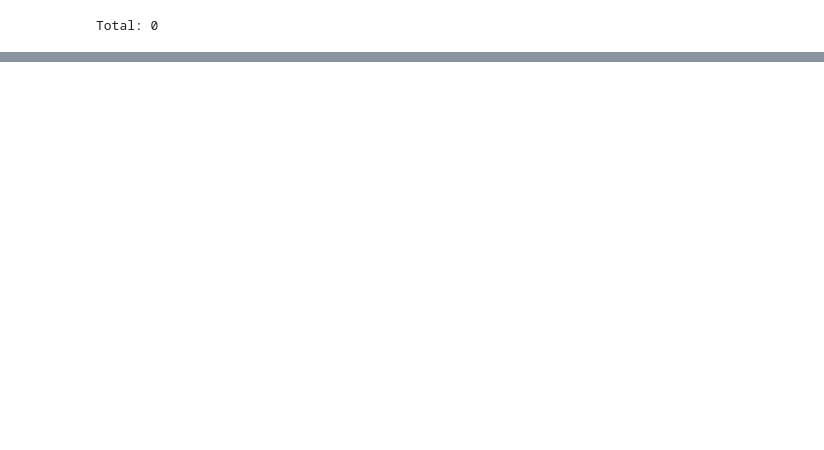
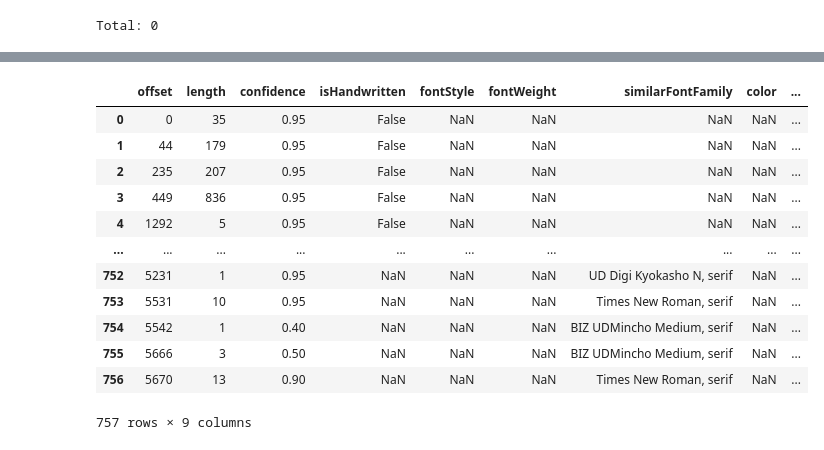
Before and after one commit to davidgodinez/exxonmobile, a Jupyter notebook: pipeline/easy_ocr.ipynb, the cells around one changed output, grey strips where cells are left out. Saved outputs shown, nothing was run; the diff lists cells and outputs as text; code cells hidden in the pictures; blank space fills up the shorter version.

```diff
--- a/pipeline/easy_ocr.ipynb
+++ b/pipeline/easy_ocr.ipynb
@@ -65,0 +385,5 @@ AzureBoxedImages.AzureBoxedImageBlobs()
+# %%
+import json
+
+with open('/Users/David.Godinez/Downloads/7b12da4f-7664-433c-9a34-4306c35f1aab_removed.json', 'r') as f:
+    data = json.load(f)
@@ -65,0 +488,8 @@ AzureBoxedImages.AzureBoxedImageBlobs()
+# %%
+import json
+import pandas as pd
+
+with open('/Users/David.Godinez/Downloads/7b12da4f-7664-433c-9a34-4306c35f1aab_removed.json', 'r') as f:
+    data = json.load(f)
+
+result = pd.json_normalize(data)
@@ -65,0 +685,31 @@ AzureBoxedImages.AzureBoxedImageBlobs()
+# %%
+style_spans = []
+
+for index, row in new_styles.iterrows():
+    for span in row['spans']:
+        span['confidence'] = row['confidence']
+        span['isHandwritten'] = row['isHandwritten']
+        span['fontStyle'] = row['fontStyle']
+        span['fontWeight'] = row['fontWeight']
+        span['similarFontFamily'] = row['similarFontFamily']
+        span['color'] = row['color']
+        span['backgroundColor'] = row['backgroundColor']
+        style_spans.append(span)
+
+df_style_spans = pd.DataFrame(style_spans)
+# %%
+df_style_spans
+# %% [output]
+|  | offset | length | confidence | isHandwritten | fontStyle | fontWeight | similarFontFamily | color | ... |
+| 0 | 0 | 35 | 0.95 | False | NaN | NaN | NaN | NaN | ... |
+| 1 | 44 | 179 | 0.95 | False | NaN | NaN | NaN | NaN | ... |
+| 2 | 235 | 207 | 0.95 | False | NaN | NaN | NaN | NaN | ... |
+| 3 | 449 | 836 | 0.95 | False | NaN | NaN | NaN | NaN | ... |
+| 4 | 1292 | 5 | 0.95 | False | NaN | NaN | NaN | NaN | ... |
+| ... | ... | ... | ... | ... | ... | ... | ... | ... | ... |
+| 752 | 5231 | 1 | 0.95 | NaN | NaN | NaN | UD Digi Kyokasho N, serif | NaN | ... |
+| 753 | 5531 | 10 | 0.95 | NaN | NaN | NaN | Times New Roman, serif | NaN | ... |
+| 754 | 5542 | 1 | 0.40 | NaN | NaN | NaN | BIZ UDMincho Medium, serif | NaN | ... |
+| 755 | 5666 | 3 | 0.50 | NaN | NaN | NaN | BIZ UDMincho Medium, serif | NaN | ... |
+| 756 | 5670 | 13 | 0.90 | NaN | NaN | NaN | Times New Roman, serif | NaN | ... |
+757 rows × 9 columns
```
Also changed, not shown: parts of 81 cells of this notebook, 5 other files.
